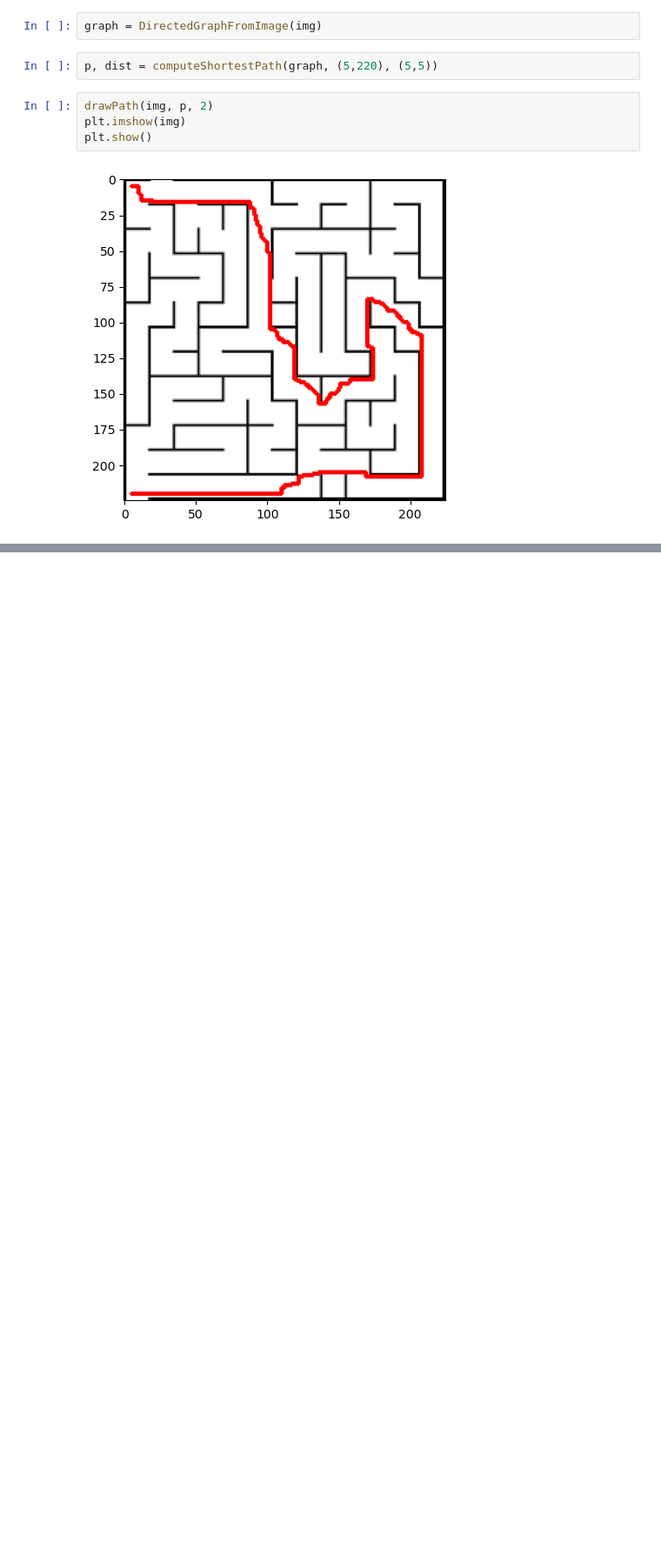
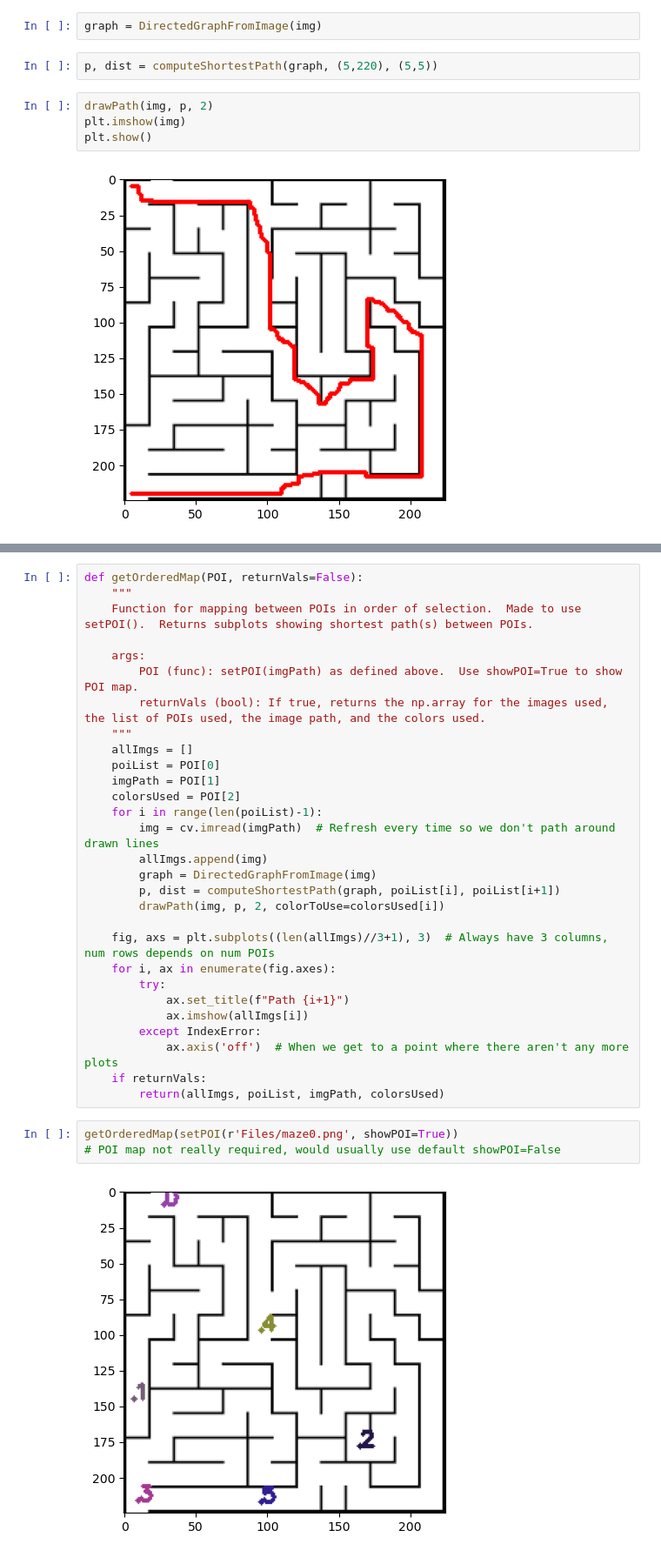
Before and after one commit to zadealfalah/mapping, a Jupyter notebook: mapping.ipynb, the cells around one changed output, grey strips where cells are left out. Shown: that part at 87% size. Drawn from its saved outputs; the diff is of its cells as text; blank space fills up the shorter version.

Commit message:
add getOrderedMap(), update readme

```diff
--- a/mapping.ipynb
+++ b/mapping.ipynb
@@ -321,0 +304,34 @@ plt.show()
+# %%
+def getOrderedMap(POI, returnVals=False):
+    """
+    Function for mapping between POIs in order of selection.  Made to use setPOI().  Returns subplots showing shortest path(s) between POIs.
+
+    args:
+        POI (func): setPOI(imgPath) as defined above.  Use showPOI=True to show POI map.
+        returnVals (bool): If true, returns the np.array for the images used, the list of POIs used, the image path, and the colors used.
+    """
+    allImgs = []
+    poiList = POI[0]
+    imgPath = POI[1]
+    colorsUsed = POI[2]
+    for i in range(len(poiList)-1):
+        img = cv.imread(imgPath)  # Refresh every time so we don't path around drawn lines
+        allImgs.append(img)
+        graph = DirectedGraphFromImage(img)
+        p, dist = computeShortestPath(graph, poiList[i], poiList[i+1])
+        drawPath(img, p, 2, colorToUse=colorsUsed[i])
+
+    fig, axs = plt.subplots((len(allImgs)//3+1), 3)  # Always have 3 columns, num rows depends on num POIs
+    for i, ax in enumerate(fig.axes):
+        try:
+            ax.set_title(f"Path {i+1}")
+            ax.imshow(allImgs[i])
+        except IndexError:
+            ax.axis('off')  # When we get to a point where there aren't any more plots
+    if returnVals:
+        return(allImgs, poiList, imgPath, colorsUsed)
+# %%
+getOrderedMap(setPOI(r'Files/maze0.png', showPOI=True))
+# POI map not really required, would usually use default showPOI=False
+# %% [output]
+[figure, added]
```
Also changed, not shown: parts of 10 cells of this notebook, 1 other file.
